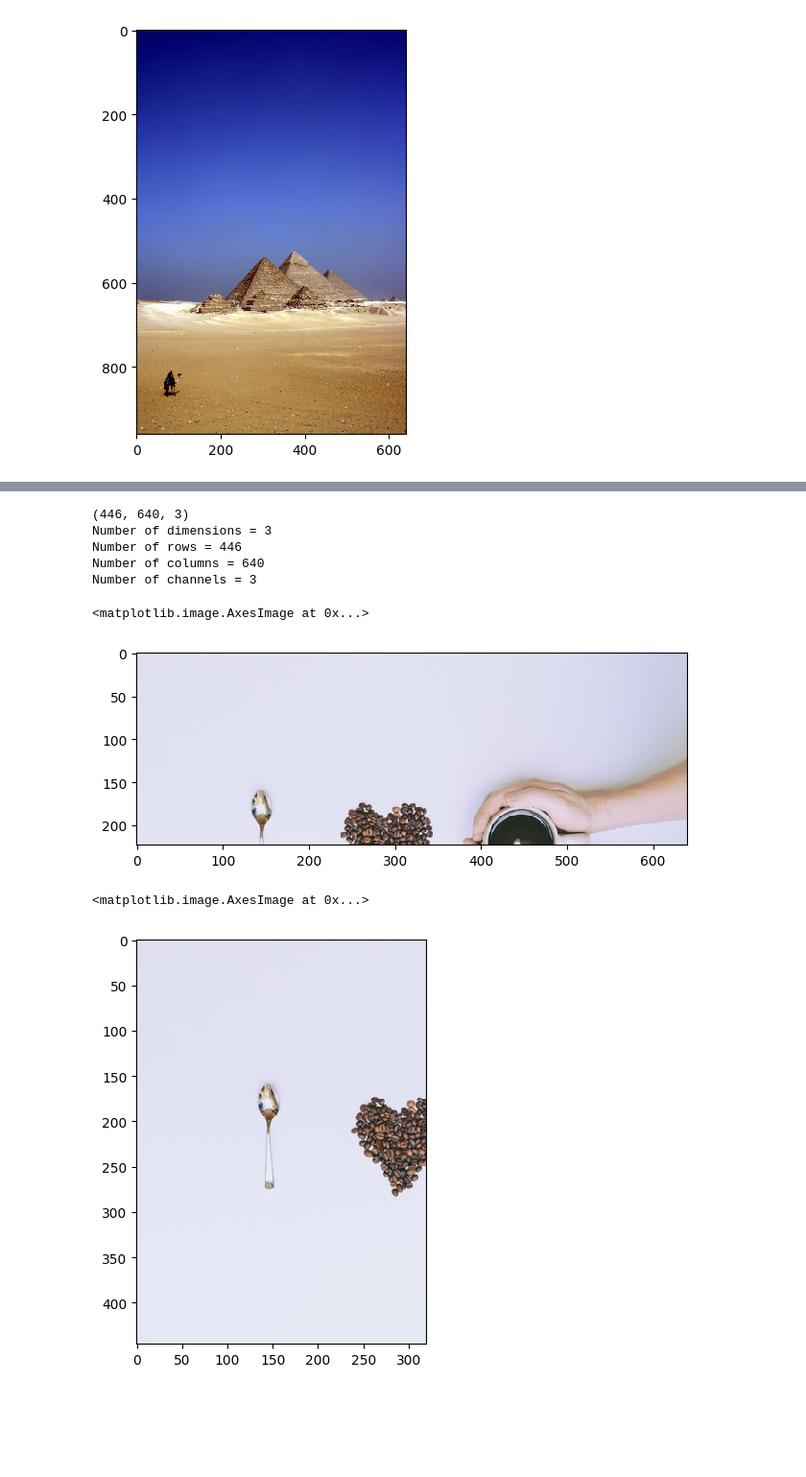
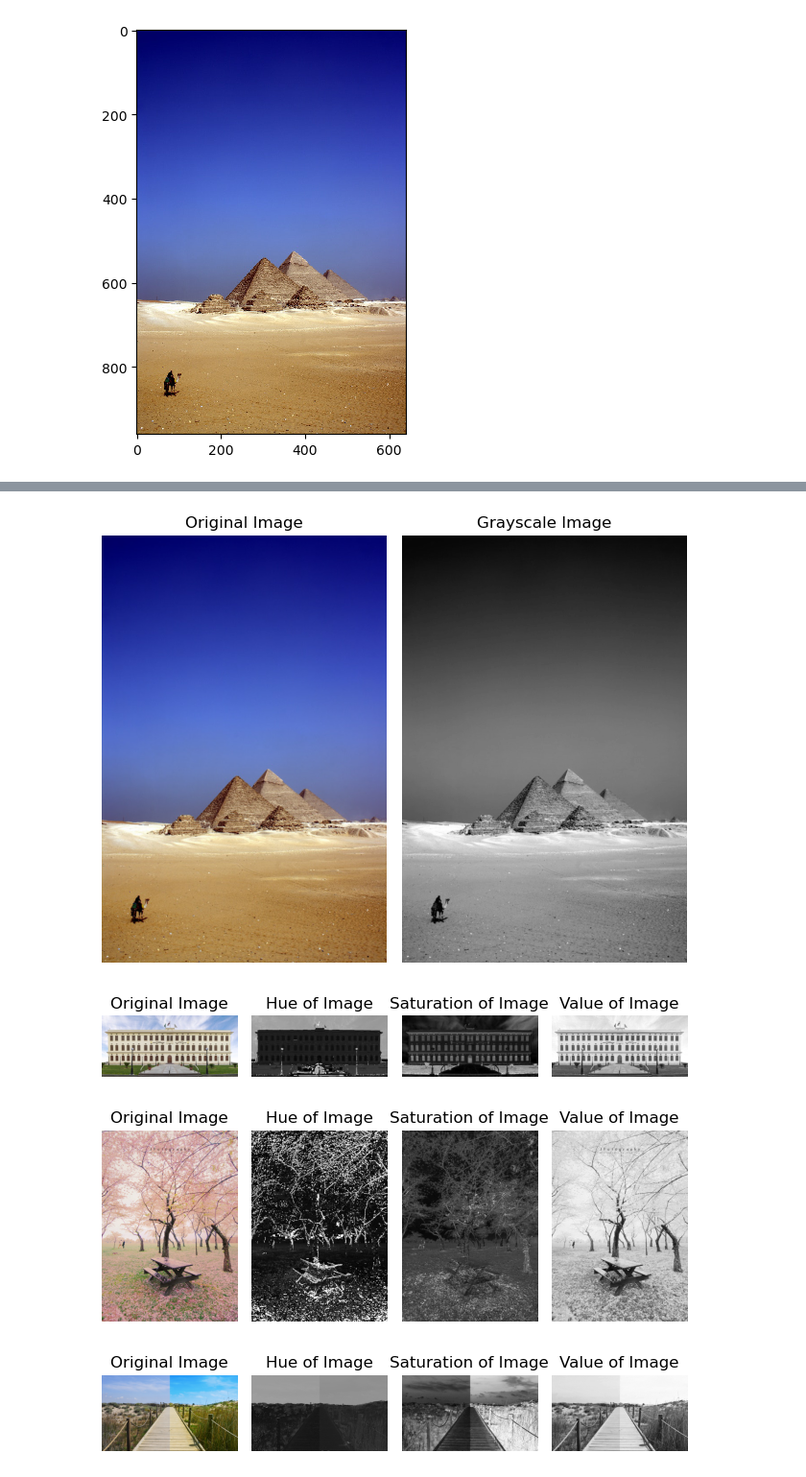
Before and after one commit to g-magdy/image-processing-labs, a Jupyter notebook: Lab1-std/Lab_1_std.ipynb, the cells around one changed output, grey strips where cells are left out. Shown at 96% size. Cells and saved outputs as stored; diff of their text form; code cells hidden in the pictures; blank space fills up the shorter version.

```diff
--- a/Lab1-std/Lab_1_std.ipynb
+++ b/Lab1-std/Lab_1_std.ipynb
@@ -59,51 +60,69 @@ io.show()
-# %%
-print(coffee_img.shape)
-n_rows = coffee_img.shape[0]
-n_cols = coffee_img.shape[1]
-print(f"Number of dimensions = {len(coffee_img.shape)}")
-print(f"Number of rows = {n_rows}")
-print(f"Number of columns = {n_cols}")
-print(f"Number of channels = {coffee_img.shape[2]}")
-# %% [output]
-(446, 640, 3)
-Number of dimensions = 3
-Number of rows = 446
-Number of columns = 640
-Number of channels = 3
-# %%
-io.imshow(coffee_img[:n_rows//2, :])
-# %% [output]
-<matplotlib.image.AxesImage at 0x...>
-[figure, removed]
-# %%
-io.imshow(coffee_img[:, :n_cols//2])
-# %% [output]
-<matplotlib.image.AxesImage at 0x...>
-[figure, removed]
 # %%
+
 '''
 @TODO:
 Requirement #2
 RGB to gray and HSV:
 1- Write a function 'gray_image' that takes an image as input , then
     -get the gray scale of the image, then
     -display original image and the gray scale one side by side (subplot).
     -hint: use rgb2gray to get the graylevel of the image
 - test your function with the image 'pyramids'
 
 2- Write a function 'HSV_image' that takes an image as input , then
    -show the RGB image and the (3 channels of HSV image each channel in separated form ) one side by side (subplot).
    -hint: -use rgb2hsv (to get the hsv representation of the image).
           -To separately get the Hue, Saturation and Value channels, use hsvImg[:,:,X],
            where hsvImg is the hsv representation of the image.
            Hue is the first channel, Saturation is the second and value is the last channel.
 - test your function for the images in HSV Folder. And comment on the results.
 '''
+def gray_image(image):
+    gray_image = rgb2gray(image)
+    fig, axes = plt.subplots(1, 2)
 
-def gray_image(img):
-    fig, axs  = plt.subplots(nrows=1, ncols=2, figsize=(10, 5))
-    axs[0].imshow(img)
-    axs[0].set_title("Original RGB Image")
-    axs[1].imshow(rgb2gray(img), cmap='gray')
-    axs[1].set_title("Grayscale Image")
+    axes[0].imshow(image)
+    axes[0].set_title('Original Image')
+    axes[0].axis('off')
+
+    axes[1].imshow(gray_image, cmap='gray')
+    axes[1].set_title('Grayscale Image')
+    axes[1].axis('off')
+
+    plt.tight_layout()
     plt.show()
+gray_image(pyramids)
+def HSV_image(image):
+    hsv_image = rgb2hsv(image)
+    fig, axes = plt.subplots(1, 4)
+    axes[0].imshow(image)
+    axes[0].set_title('Original Image')
+    axes[0].axis('off')
+
+    axes[1].imshow(hsv_image[:,:,0])
+    axes[1].set_title('Hue of Image')
+    axes[1].axis('off')
+
+    axes[2].imshow(hsv_image[:,:,1])
+    axes[2].set_title('Saturation of Image')
+    axes[2].axis('off')
+
+    axes[3].imshow(hsv_image[:,:,2])
+    axes[3].set_title('Value of Image')
+    axes[3].axis('off')
+
+    plt.tight_layout()
+    plt.show()
+ex1 = io.imread('hsv/ex1.png')
+HSV_image(ex1)
+
+ex2= io.imread('hsv/ex2.jpg')
+HSV_image(ex2)
+
+ex3 = io.imread('hsv/ex3.jpg')
+HSV_image(ex3)
+# %% [output]
+[figure, added]
+[figure, added]
+[figure, added]
+[figure, added]
```
Also changed, not shown: parts of 8 cells of this notebook, 1 other file.
